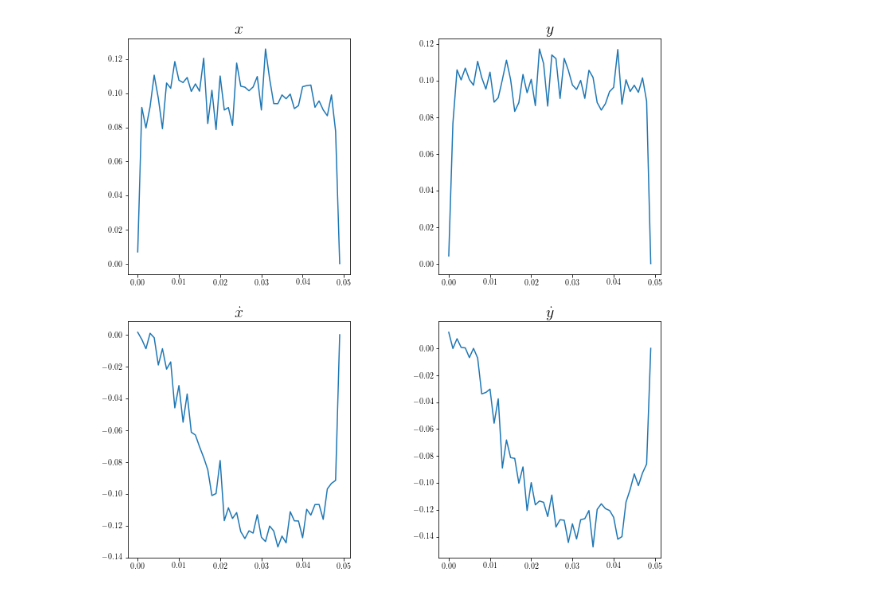
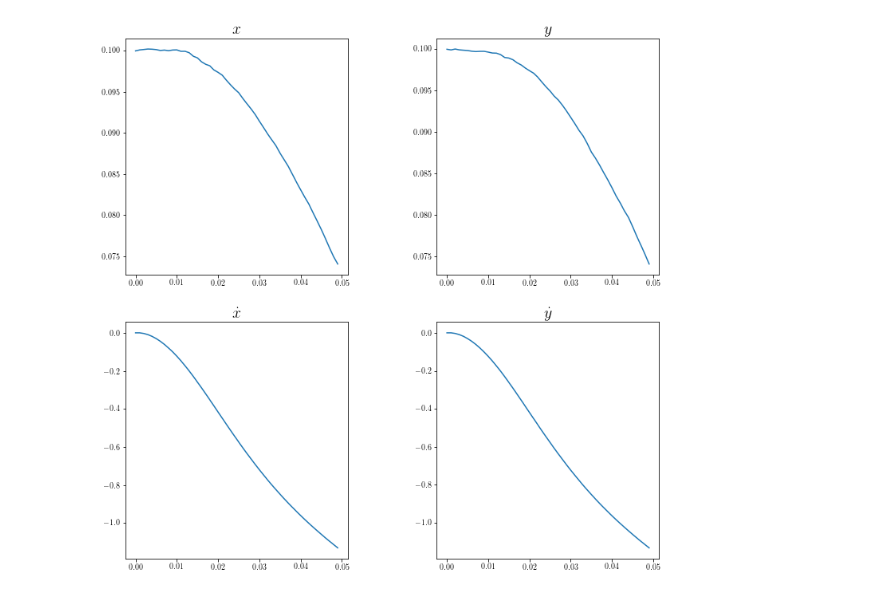
Before and after one commit to TomaszWasTaken/ModellingOfBiologicalSystems, a Jupyter notebook: Delayed_Controller.ipynb, the cells around one changed output. Saved outputs shown, nothing was run; the diff lists cells and outputs as text; code cells hidden in the pictures.

```diff
--- a/Delayed_Controller.ipynb
+++ b/Delayed_Controller.ipynb
@@ -106,7 +106,7 @@ class my_sys:
         self.H[:, self.ns*self.d:self.ns*(self.d+1)] = np.eye(self.ns)
 
 
-    def simulate(self, x_init=np.array([0.1, 0.1, 0., 0., 0., 0.])):
+    def simulate(self, x_init=np.array([0.1, 0.1, 0., 0., 0., 0.], )):
         """Simulates the system.
 
         INPUTS:
@@ -120,7 +120,7 @@ class my_sys:
         """
         X = np.zeros((self.N, self.ns*(self.d+1), 1))
         Xhat = np.zeros((self.N, self.ns, 1))
-        X[0, 0:self.ns, :] = np.expand_dims(x_init,-1)
+        X[0, :, :] = np.expand_dims(np.tile(x_init, self.d+1),-1)
         Xhat[0, :, :] = np.expand_dims(x_init,-1)
         Y = np.zeros((self.N, self.ns, 1))
         U = np.zeros((self.N, self.nu, 1))
@@ -137,8 +137,8 @@ class my_sys:
 # %%
 w1 = 1000
 w2 = 1000
-w3 = 10
-w4 = 10
+w3 = 1
+w4 = 1
 QN = np.diag([w1, w2, w3, w4, 0, 0])
 
 # We set the R matrix as follows, later on you can change it to see its effect on the controller
@@ -147,29 +147,29 @@ R = np.array([(10 ** -4, 0), (0, 10 ** -4)])
 ss = my_sys(A,B,dt)
 ss.add_feedback(QN,R,N)
 ss.add_observer()
-ss.add_delay(1)
+ss.add_delay(10)
 time_vec,X,Y,Xhat = ss.simulate()
 # %%
 #Plot the time evolution of the state
 plt.rc('text', usetex=True)  # use latex
 plt.subplots(2, 2, figsize=(12,12))
 plt.subplots_adjust(wspace=0.4)
 # x
 plt.subplot(221)
-plt.plot(time_vec, Y[:,0,0])
+plt.plot(time_vec, X[:,0,0])
 plt.title(r'$x$', fontsize=20)
 # y
 plt.subplot(222)
-plt.plot(time_vec, Y[:,1,0])
+plt.plot(time_vec, X[:,1,0])
 plt.title(r'$y$', fontsize=20)
 # xdot
 plt.subplot(223)
 plt.title(r'$\dot{x}$', fontsize=20)
-plt.plot(time_vec, Y[:,2,0])
+plt.plot(time_vec, X[:,2,0])
 # ydot
 plt.subplot(224)
-plt.plot(time_vec, Y[:,3,0])
+plt.plot(time_vec, X[:,3,0])
 plt.title(r'$\dot{y}$', fontsize=20)
 plt.show()
 # %% [output]
-[figure, old version]
+[figure, new version]
```
